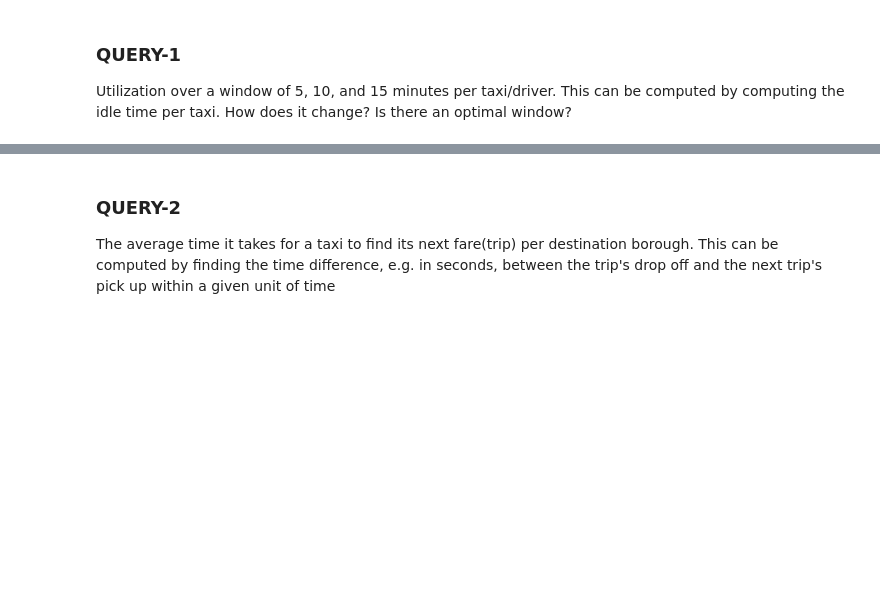
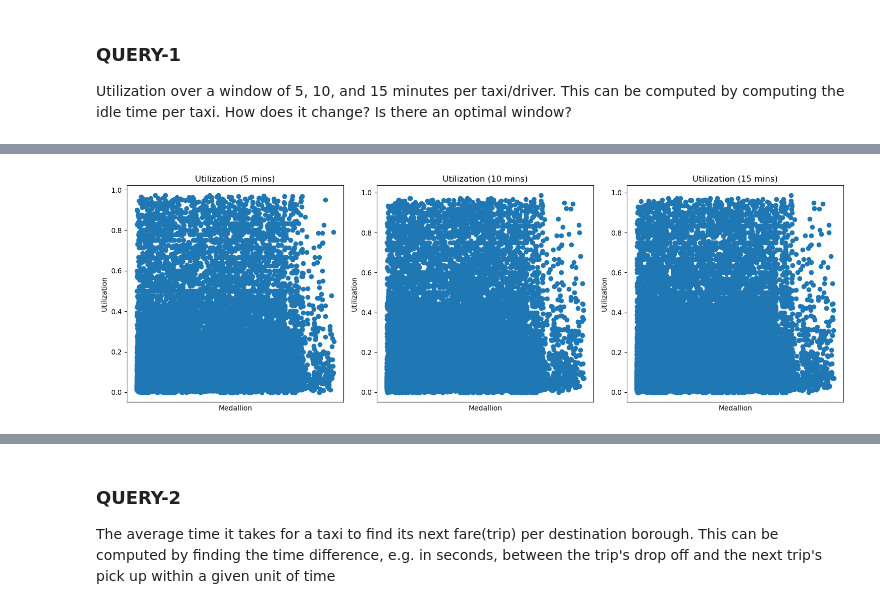
Before and after one commit to bazen-teklehaymanot/bdp, a Jupyter notebook: src/stream.ipynb, the cells around one changed output, grey strips where cells are left out. Saved outputs shown, nothing was run; the diff lists cells and outputs as text; code cells hidden in the pictures; blank space fills up the shorter version.

```diff
--- a/src/stream.ipynb
+++ b/src/stream.ipynb
@@ -598,0 +715,49 @@ spark.sql("SELECT * FROM utilization_15_minutes").show()
+# %%
+def util(df, duration):
+    watermark = duration + 2
+    return (
+        df
+          .selectExpr("*")
+          .withWatermark("timestamp", f"{watermark} minutes")
+          .groupBy(window("timestamp", f"{duration} minutes"), "medallion", "duration_before_next_trip", "pickup_datetime", "dropoff_datetime")
+          .agg(
+              expr("dropoff_datetime - pickup_datetime").cast("long").alias("occupied_time"),
+              expr("duration_before_next_trip + occupied_time").alias("total_time"),
+          )
+          .withColumn("utilization", col("occupied_time") / col("total_time"))
+    )
+# %%
+util_5 = inmemory_stream(util(util_df, 5), wait_seconds=60*5)
+util_10 = inmemory_stream(util(util_df, 10), wait_seconds=60*5)
+util_15 = inmemory_stream(util(util_df, 15), wait_seconds=60*5)
+# %%
+import matplotlib.pyplot as plt
+
+util_5_pd = util_5.toPandas()
+util_10_pd = util_10.toPandas()
+util_15_pd = util_15.toPandas()
+
+fig, axs = plt.subplots(1, 3, figsize=(15, 5))
+
+axs[0].scatter(util_5_pd['medallion'], util_5_pd['utilization'])
+axs[0].set_title('Utilization (5 mins)')
+axs[0].set_xlabel('Medallion')
+axs[0].set_ylabel('Utilization')
+axs[0].set_xticks([])
+
+axs[1].scatter(util_10_pd['medallion'], util_10_pd['utilization'])
+axs[1].set_title('Utilization (10 mins)')
+axs[1].set_xlabel('Medallion')
+axs[1].set_ylabel('Utilization')
+axs[1].set_xticks([])
+
+axs[2].scatter(util_15_pd['medallion'], util_15_pd['utilization'])
+axs[2].set_title('Utilization (15 mins)')
+axs[2].set_xlabel('Medallion')
+axs[2].set_ylabel('Utilization')
+axs[2].set_xticks([])
+
+plt.tight_layout()
+plt.show()
+# %% [output]
+[figure, added]
```
Also changed, not shown: parts of 84 cells of this notebook, 8 other files.
